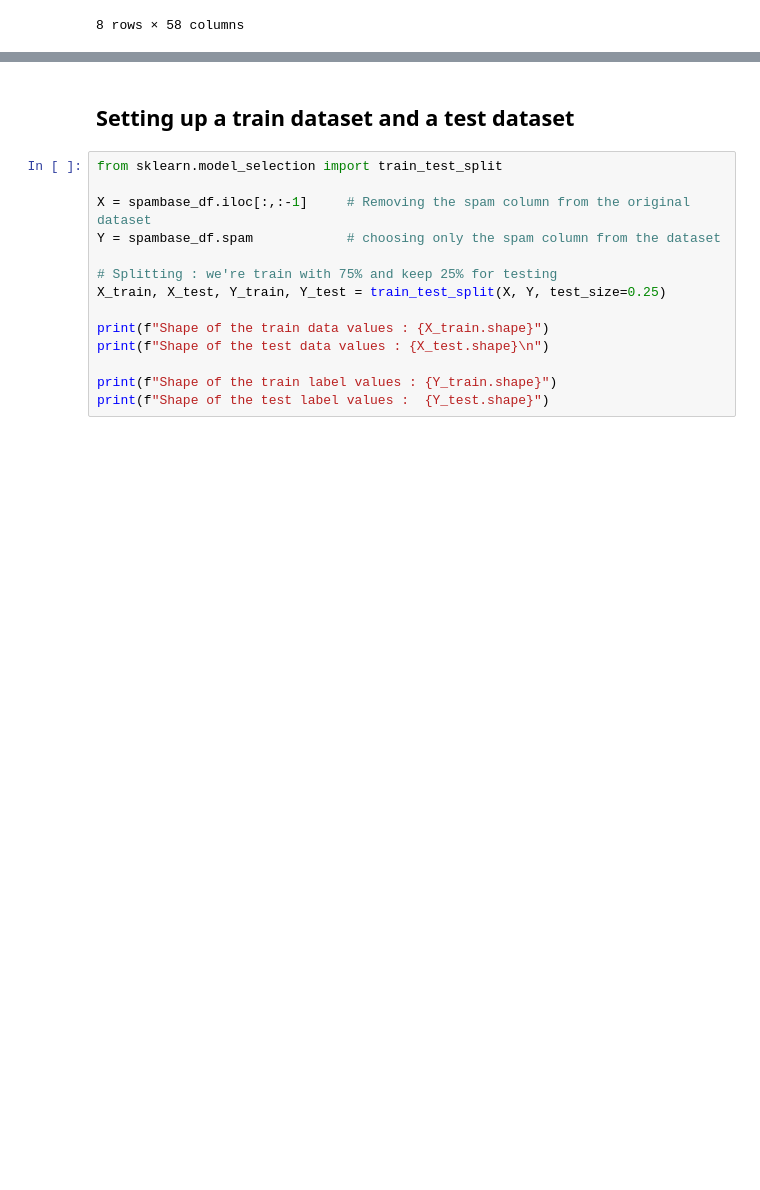
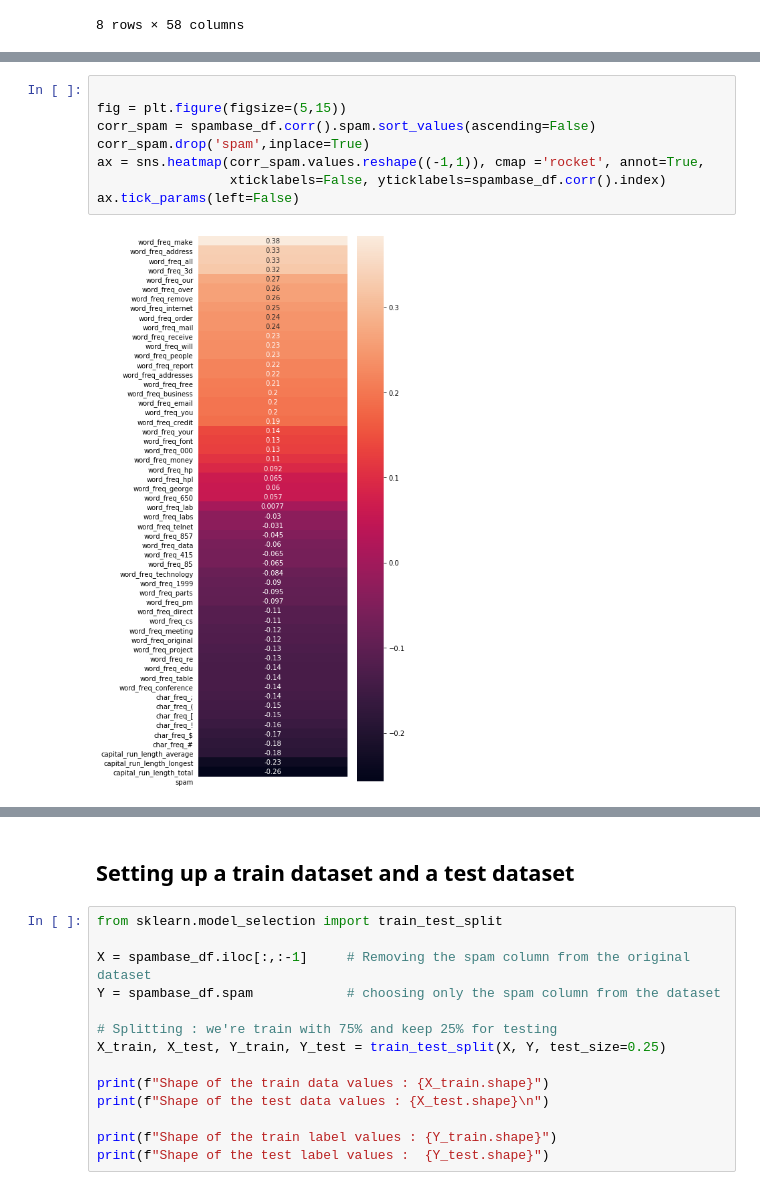
Before and after one commit to Maxime-JULLIEN/ESILV-Python, a Jupyter notebook: spambase_project.ipynb, the cells around one changed output, grey strips where cells are left out. Drawn from its saved outputs; the diff is of its cells as text; blank space fills up the shorter version.

```diff
--- a/spambase_project.ipynb
+++ b/spambase_project.ipynb
@@ -73,0 +98,10 @@ spambase_df.describe()
+# %%
+
+fig = plt.figure(figsize=(5,15))
+corr_spam = spambase_df.corr().spam.sort_values(ascending=False)
+corr_spam.drop('spam',inplace=True)
+ax = sns.heatmap(corr_spam.values.reshape((-1,1)), cmap ='rocket', annot=True,
+                 xticklabels=False, yticklabels=spambase_df.corr().index)
+ax.tick_params(left=False)
+# %% [output]
+[figure, added]
```
Also changed, not shown: parts of 17 cells of this notebook.
